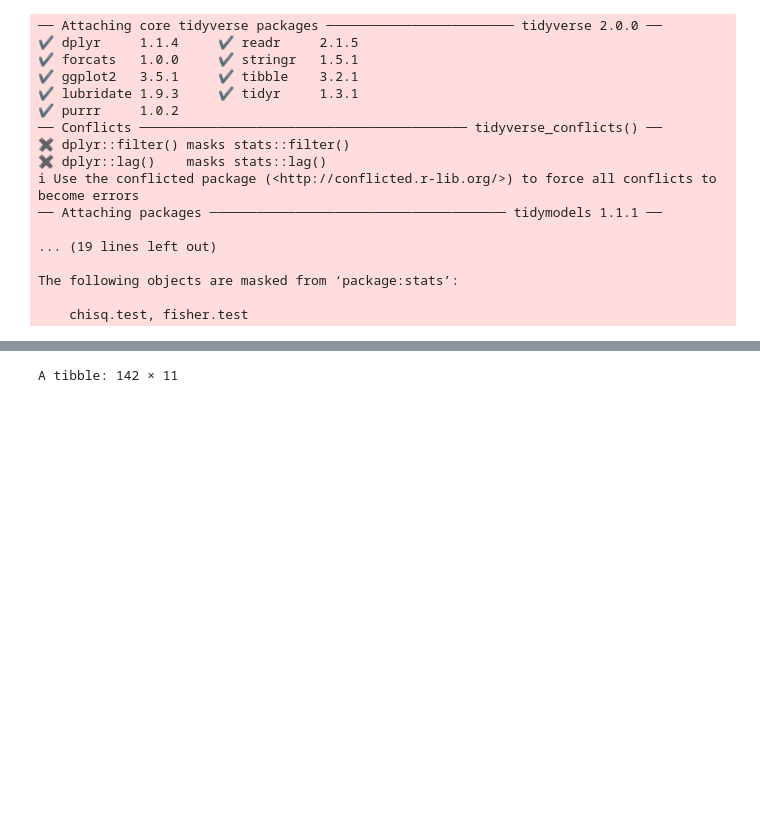
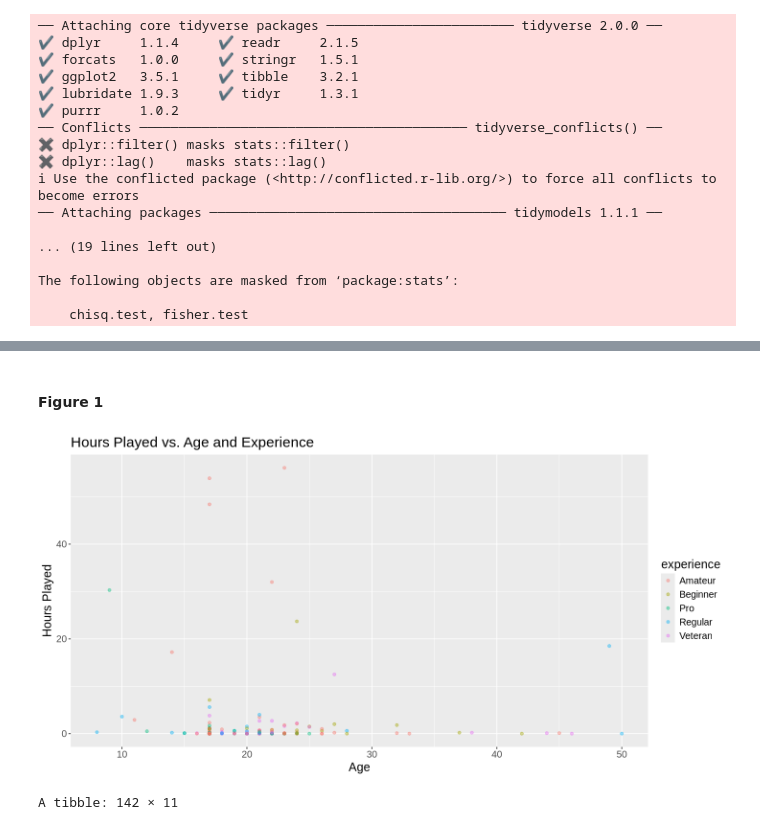
Before and after one commit to userjan30/dsci-100-2024w1-project009-4, a Jupyter notebook: project notebook.ipynb, the cells around one changed output, grey strips where cells are left out. Cells and saved outputs as stored; diff of their text form; code cells hidden in the pictures; blank space fills up the shorter version.

Commit message:
added EDA figure

```diff
--- a/project notebook.ipynb
+++ b/project notebook.ipynb
@@ -75,6 +75,20 @@ A tibble: 190 × 11
 | Veteran | FALSE | 0.3 | Pascal | Male | 22 | 0 | 0 | 1 | 0 | 0 |
 | Amateur | FALSE | 0.0 | Dylan | Prefer not to say | 17 | 0 | 1 | 0 | 0 | 0 |
 | Amateur | FALSE | 2.3 | Harlow | Male | 17 | 0 | 1 | 0 | 0 | 0 |
+# %% [markdown]
+#### Figure 1
+# %%
+#Visualization of data set with hours played vs. age and colour coded by experience
+player_EDA <- players |>
+ggplot(aes(x = age , y = played_hours, colour = experience)) +
+geom_point(alpha = 0.4) +
+labs(x = "Age",
+     y = "Hours Played") +
+ggtitle("Hours Played vs. Age and Experience") +
+theme(text = element_text(size = 15))
+player_EDA
+# %% [output]
+[figure, added]
 # %%
 #Set seed for reproducibility.
 #The player data set was split into 75% training, and 25% testing.
```
Also changed, not shown: parts of 3 cells of this notebook.
